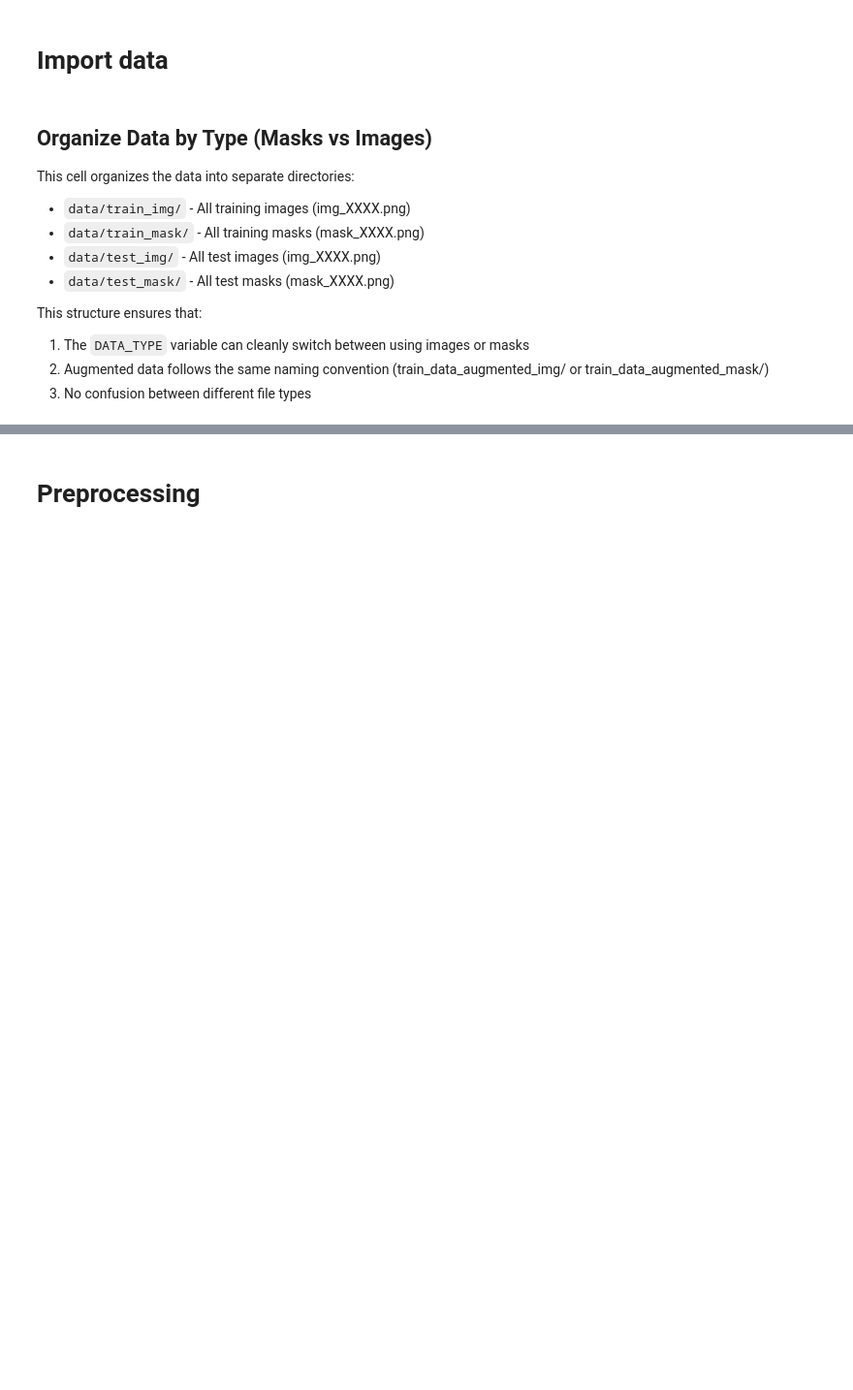
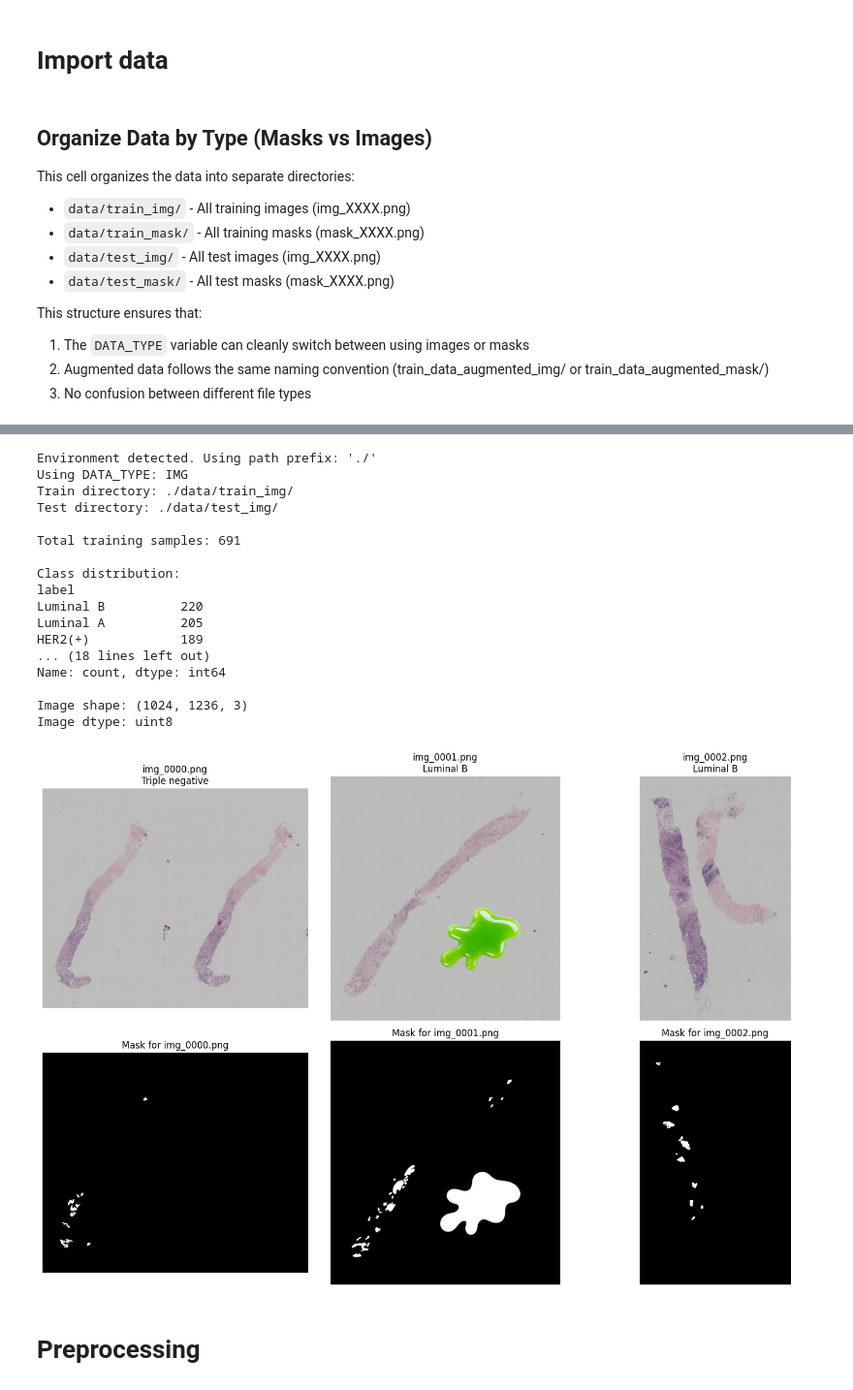
Before and after one commit to francinze/Ch_An2DL, a Jupyter notebook: main_notebook_patches.ipynb, the cells around one changed output, grey strips where cells are left out. Shown: that part at 97% size. Saved outputs shown, nothing was run; the diff lists cells and outputs as text; code cells hidden in the pictures; blank space fills up the shorter version.

```diff
--- a/main_notebook_patches.ipynb
+++ b/main_notebook_patches.ipynb
@@ -176,7 +194,7 @@ from torchvision import transforms
 from sklearn.model_selection import train_test_split
 
 # ===== SET DATA TYPE: "IMG" or "MASK" =====
-DATA_TYPE = "MASK"  # Use "IMG" for images or "MASK" for masks
+DATA_TYPE = "IMG"  # Use "IMG" for images or "MASK" for masks
 # ==========================================
 
 # Set directories based on DATA_TYPE
@@ -210,33 +228,52 @@ else:
     print(f"\nImage shape: {np.array(sample_file).shape}")
     print(f"Image dtype: {np.array(sample_file).dtype}")
 
 # Visualize a few samples (always show both img and mask for reference)
 train_img_dir_viz = PATH_PREFIX + 'data/train_img/'
 train_mask_dir_viz = PATH_PREFIX + 'data/train_mask/'
 # Visualize a few samples (always show both img and mask for reference)
 train_img_dir_viz = PATH_PREFIX + 'data/train_img/'
 train_mask_dir_viz = PATH_PREFIX + 'data/train_mask/'
 
 fig, axes = plt.subplots(2, 3, figsize=(15, 10))
 for i in range(3):
     img_name = train_labels.iloc[i]['sample_index']
     label = train_labels.iloc[i]['label']
 
     img = Image.open(os.path.join(train_img_dir_viz, img_name))
     mask = Image.open(os.path.join(train_mask_dir_viz, img_name.replace('img_', 'mask_')))
 
     axes[0, i].imshow(img)
     axes[0, i].set_title(f'{img_name}\n{label}')
     axes[0, i].axis('off')
 
     axes[1, i].imshow(mask, cmap='gray')
     axes[1, i].set_title(f'Mask for {img_name}')
     axes[1, i].axis('off')
 
 
 
 plt.tight_layout()
 plt.show()
+# %% [output]
+Environment detected. Using path prefix: './'
+Using DATA_TYPE: IMG
+Train directory: ./data/train_img/
+Test directory: ./data/test_img/
+
+Total training samples: 691
+
+Class distribution:
+label
+Luminal B          220
+Luminal A          205
+HER2(+)            189
+... (18 lines left out)
+Name: count, dtype: int64
+
+Image shape: (1024, 1236, 3)
+Image dtype: uint8
+[figure, added]
 # %% [markdown]
 # Preprocessing
 # %% [markdown]
```
Also changed, not shown: parts of 15 cells of this notebook.
